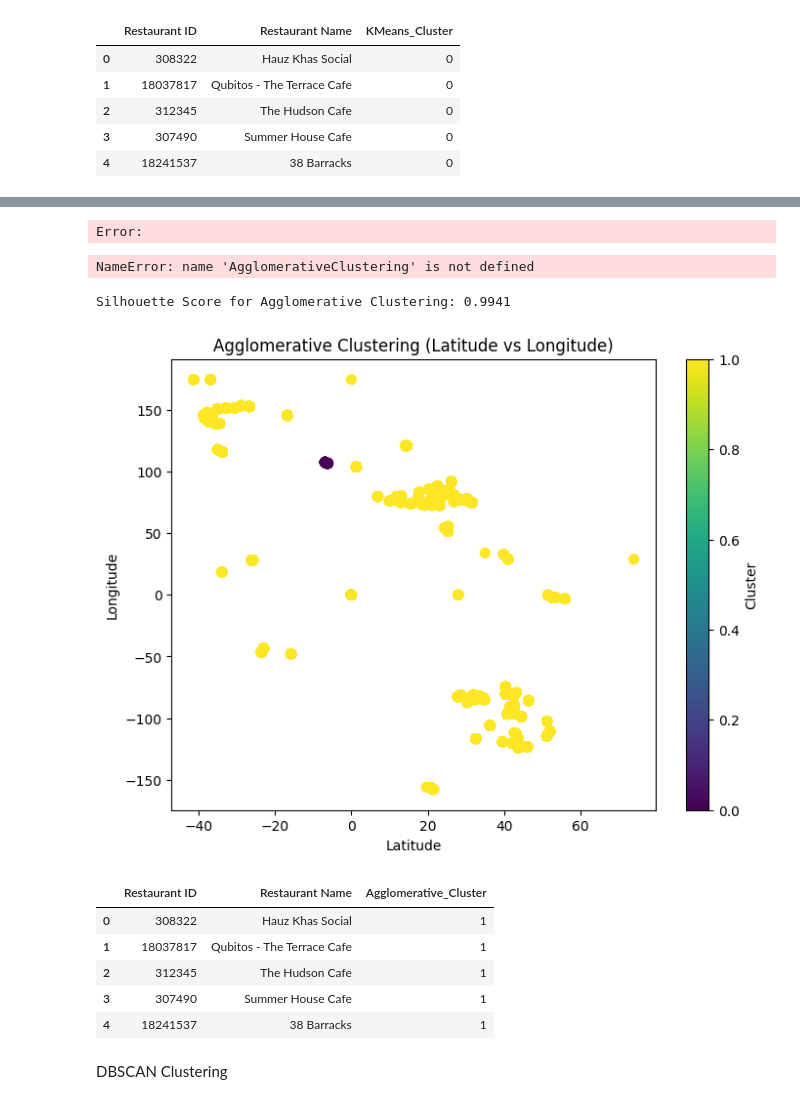
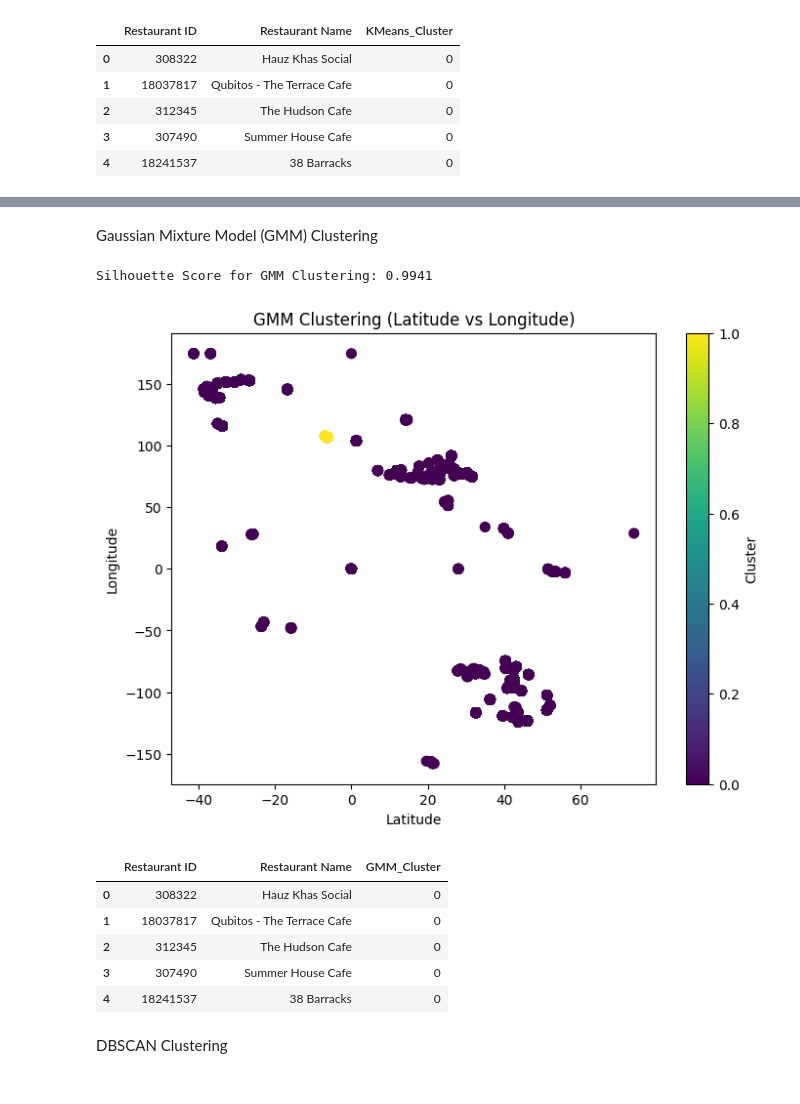
Before and after one commit to KIRUTHIKA06-kkh/chefmate, a Jupyter notebook: model.ipynb, the cells around one changed output, grey strips where cells are left out. Drawn from its saved outputs; the diff is of its cells as text; code cells hidden in the pictures.

```diff
--- a/model.ipynb
+++ b/model.ipynb
@@ -238,37 +236,35 @@ Agglomerative Clustering
-# %%
-agg_clustering = AgglomerativeClustering(n_clusters=2)
-zomato['Agglomerative_Cluster'] = agg_clustering.fit(X)
-# %% [output]
-Error:
-# %%
-agg_clustering = AgglomerativeClustering(n_clusters=2)
-zomato['Agglomerative_Cluster'] = agg_clustering.fit_predict(X)
-# %% [output]
-NameError: name 'AgglomerativeClustering' is not defined
+# %% [markdown]
+Gaussian Mixture Model (GMM) Clustering
+# %%
+gmm_clustering = GaussianMixture(n_components=2, random_state=42)
+zomato['GMM_Cluster'] = gmm_clustering.fit(X)
+# %%
+gmm_clustering = GaussianMixture(n_components=2, random_state=42)
+zomato['GMM_Cluster'] = gmm_clustering.fit_predict(X)
 # %%
-sil_score_agg = silhouette_score(X, zomato['Agglomerative_Cluster'])
-print(f'Silhouette Score for Agglomerative Clustering: {sil_score_agg:.4f}')
+sil_score_gmm = silhouette_score(X, zomato['GMM_Cluster'])
+print(f'Silhouette Score for GMM Clustering: {sil_score_gmm:.4f}')
 # %% [output]
-Silhouette Score for Agglomerative Clustering: 0.9941
+Silhouette Score for GMM Clustering: 0.9941
 # %%
 plt.figure(figsize=(8, 6))
-plt.scatter(zomato['Latitude'], zomato['Longitude'], c=zomato['Agglomerative_Cluster'], cmap='viridis', s=50)
-plt.title('Agglomerative Clustering (Latitude vs Longitude)')
+plt.scatter(zomato['Latitude'], zomato['Longitude'], c=zomato['GMM_Cluster'], cmap='viridis', s=50)
+plt.title('GMM Clustering (Latitude vs Longitude)')
 plt.xlabel('Latitude')
 plt.ylabel('Longitude')
 plt.colorbar(label='Cluster')
 plt.show()
 # %% [output]
-[figure, old version]
+[figure, new version]
 # %%
-zomato[['Restaurant ID','Restaurant Name','Agglomerative_Cluster']].head()
+zomato[['Restaurant ID', 'Restaurant Name', 'GMM_Cluster']].head()
 # %% [output]
-|  | Restaurant ID | Restaurant Name | Agglomerative_Cluster |
-| 0 | 308322 | Hauz Khas Social | 1 |
-| 1 | 18037817 | Qubitos - The Terrace Cafe | 1 |
-| 2 | 312345 | The Hudson Cafe | 1 |
-| 3 | 307490 | Summer House Cafe | 1 |
-| 4 | 18241537 | 38 Barracks | 1 |
+|  | Restaurant ID | Restaurant Name | GMM_Cluster |
+| 0 | 308322 | Hauz Khas Social | 0 |
+| 1 | 18037817 | Qubitos - The Terrace Cafe | 0 |
+| 2 | 312345 | The Hudson Cafe | 0 |
+| 3 | 307490 | Summer House Cafe | 0 |
+| 4 | 18241537 | 38 Barracks | 0 |
 # %% [markdown]
 DBSCAN Clustering
 # %%
```
Also changed, not shown: parts of 4 cells of this notebook.
